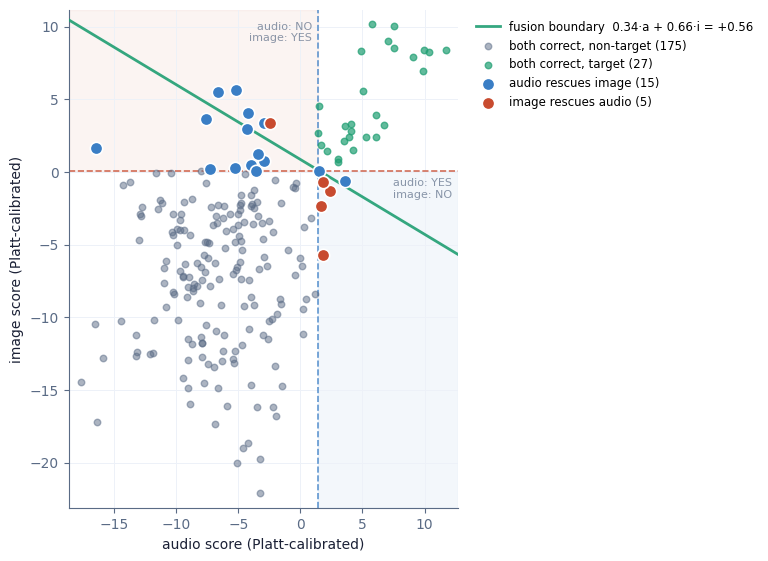
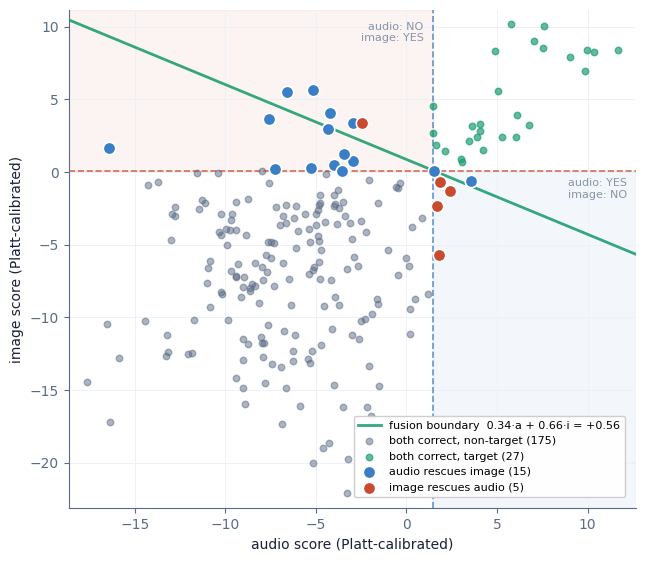
Unified diff of the notebook cell whose output changed from the first chart to the second:
--- before
+++ after
@@ -33,5 +33,5 @@
 
 fig, ax = plt.subplots(figsize=(6.6, 6.0))
-fig.subplots_adjust(top=0.95, left=0.13, right=0.72, bottom=0.12)
+fig.subplots_adjust(top=0.95, left=0.11, right=0.97, bottom=0.12)
 
 xlim = (sa.min() - 1, sa.max() + 1)
@@ -81,5 +81,5 @@
 ax.set_ylabel("image score (Platt-calibrated)")
 ax.grid(color=P["grid"], lw=0.7, zorder=0); ax.set_axisbelow(True)
-ax.legend(loc="upper left", bbox_to_anchor=(1.02, 1.0), frameon=False, fontsize=8.5)
+ax.legend(loc="lower right", bbox_to_anchor=(0.99, 0.01), frameon=True, framealpha=0.95, fontsize=8)
 
 save(fig, "alt_c_complementarity")

Commit: polish(figures): move DET and alt_c legends inside plot so the canvas is balanced